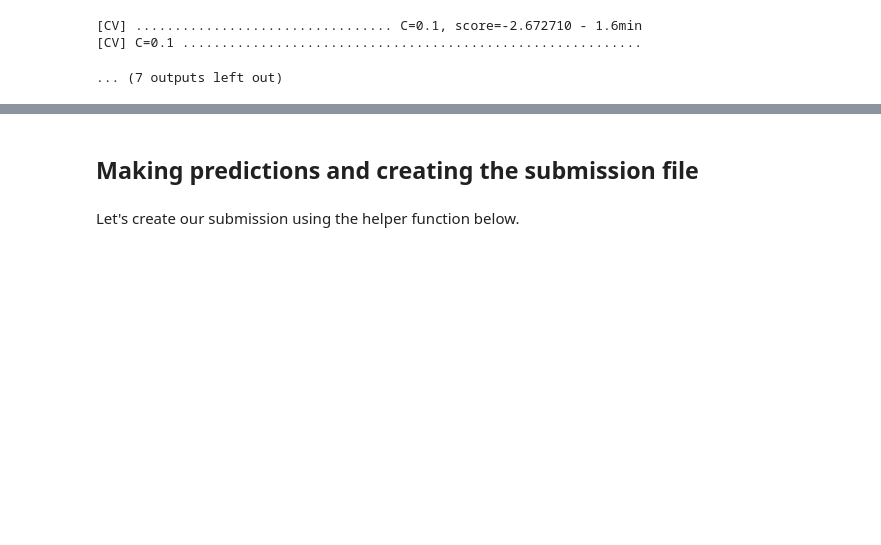
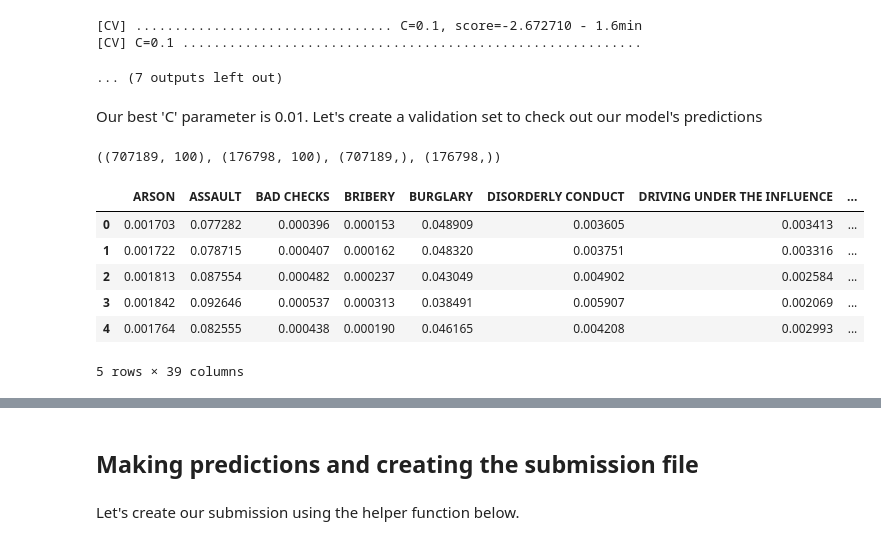
Before and after one commit to ryankresse/sf-crime, a Jupyter notebook: logistic_regression.ipynb, the cells around one changed output, grey strips where cells are left out. Drawn from its saved outputs; the diff is of its cells as text; code cells hidden in the pictures; blank space fills up the shorter version.

```diff
--- a/logistic_regression.ipynb
+++ b/logistic_regression.ipynb
@@ -202,3 +202,12 @@ Fitting 3 folds for each of 4 candidates, totalling 12 fits
 [CV] ................................. C=0.1, score=-2.672710 - 1.6min
 [CV] C=0.1 ...........................................................
 ... (7 outputs left out)
+# %% [markdown]
+Our best 'C' parameter is 0.01. Let's create a validation set to check out our model's predictions
+# %%
+from sklearn.cross_validation import train_test_split
+
+X_train, X_test, y_train, y_test = train_test_split(X, y, test_size=0.2, random_state=17, stratify=y)
+X_train.shape, X_test.shape, y_train.shape, y_test.shape
+# %% [output]
+((707189, 100), (176798, 100), (707189,), (176798,))
@@ -204,0 +222,10 @@ Fitting 3 folds for each of 4 candidates, totalling 12 fits
+# %%
+probs_df.head()
+# %% [output]
+|  | ARSON | ASSAULT | BAD CHECKS | BRIBERY | BURGLARY | DISORDERLY CONDUCT | DRIVING UNDER THE INFLUENCE | ... |
+| 0 | 0.001703 | 0.077282 | 0.000396 | 0.000153 | 0.048909 | 0.003605 | 0.003413 | ... |
+| 1 | 0.001722 | 0.078715 | 0.000407 | 0.000162 | 0.048320 | 0.003751 | 0.003316 | ... |
+| 2 | 0.001813 | 0.087554 | 0.000482 | 0.000237 | 0.043049 | 0.004902 | 0.002584 | ... |
+| 3 | 0.001842 | 0.092646 | 0.000537 | 0.000313 | 0.038491 | 0.005907 | 0.002069 | ... |
+| 4 | 0.001764 | 0.082555 | 0.000438 | 0.000190 | 0.046165 | 0.004208 | 0.002993 | ... |
+5 rows × 39 columns
```
Also changed, not shown: parts of 10 cells of this notebook, 1 other file.
